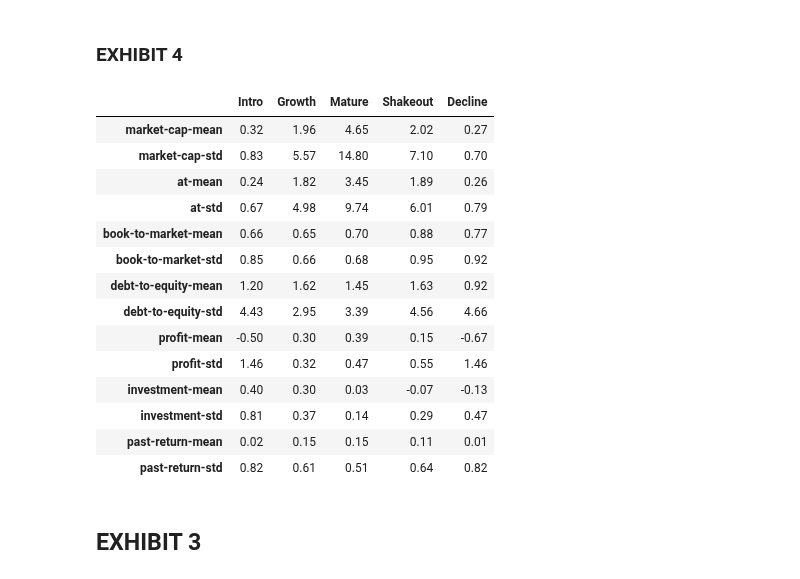
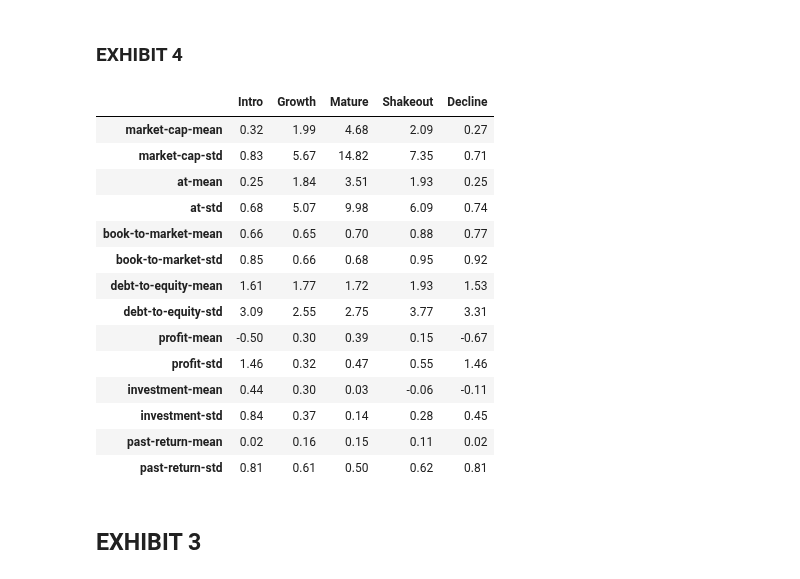
Before and after one commit to Light-ning/firm-life-cycle, a Jupyter notebook: analysis/firm-life-cycle.ipynb, the cells around one changed output. Cells and saved outputs as stored; diff of their text form; code cells hidden in the pictures.

```diff
--- a/analysis/firm-life-cycle.ipynb
+++ b/analysis/firm-life-cycle.ipynb
@@ -340,38 +340,39 @@ df_merge.to_csv('../data/stock-accounting.csv')
 # %%
 def mean_wins(x):
     x_wins = x.dropna()
     x_wins = mstats.winsorize(x_wins, [0.01, 0.01])
     return x_wins.mean()
 def std_wins(x):
     x_wins = x.dropna()
     x_wins = mstats.winsorize(x_wins, [0.01, 0.01])
     return x_wins.std()
 
+df_drop = df_merge.dropna(subset='book-equity')
 sum_stat = ['market-cap', 'at', 'book-to-market', 'debt-to-equity',
             'profit', 'investment', 'past-return']
 df_sum_stat = pd.DataFrame(columns=index_stg)
 for ss in sum_stat:
-    df_sum_stat.loc[ss + '-mean'] = df_merge.groupby('stg')[ss].apply(mean_wins)
-    df_sum_stat.loc[ss + '-std'] = df_merge.groupby('stg')[ss].apply(std_wins)
+    df_sum_stat.loc[ss + '-mean'] = df_drop.groupby('stg')[ss].apply(mean_wins)
+    df_sum_stat.loc[ss + '-std'] = df_drop.groupby('stg')[ss].apply(std_wins)
 df_sum_stat.to_csv('../exhibits/Exhibit4.csv')
 pd.options.display.float_format = '{:.2f}'.format
 df_sum_stat
 # %% [output]
 |  | Intro | Growth | Mature | Shakeout | Decline |
-| market-cap-mean | 0.32 | 1.96 | 4.65 | 2.02 | 0.27 |
-| market-cap-std | 0.83 | 5.57 | 14.80 | 7.10 | 0.70 |
-| at-mean | 0.24 | 1.82 | 3.45 | 1.89 | 0.26 |
-| at-std | 0.67 | 4.98 | 9.74 | 6.01 | 0.79 |
+| market-cap-mean | 0.32 | 1.99 | 4.68 | 2.09 | 0.27 |
+| market-cap-std | 0.83 | 5.67 | 14.82 | 7.35 | 0.71 |
+| at-mean | 0.25 | 1.84 | 3.51 | 1.93 | 0.25 |
+| at-std | 0.68 | 5.07 | 9.98 | 6.09 | 0.74 |
 | book-to-market-mean | 0.66 | 0.65 | 0.70 | 0.88 | 0.77 |
 | book-to-market-std | 0.85 | 0.66 | 0.68 | 0.95 | 0.92 |
-| debt-to-equity-mean | 1.20 | 1.62 | 1.45 | 1.63 | 0.92 |
-| debt-to-equity-std | 4.43 | 2.95 | 3.39 | 4.56 | 4.66 |
+| debt-to-equity-mean | 1.61 | 1.77 | 1.72 | 1.93 | 1.53 |
+| debt-to-equity-std | 3.09 | 2.55 | 2.75 | 3.77 | 3.31 |
 | profit-mean | -0.50 | 0.30 | 0.39 | 0.15 | -0.67 |
 | profit-std | 1.46 | 0.32 | 0.47 | 0.55 | 1.46 |
-| investment-mean | 0.40 | 0.30 | 0.03 | -0.07 | -0.13 |
-| investment-std | 0.81 | 0.37 | 0.14 | 0.29 | 0.47 |
-| past-return-mean | 0.02 | 0.15 | 0.15 | 0.11 | 0.01 |
-| past-return-std | 0.82 | 0.61 | 0.51 | 0.64 | 0.82 |
+| investment-mean | 0.44 | 0.30 | 0.03 | -0.06 | -0.11 |
+| investment-std | 0.84 | 0.37 | 0.14 | 0.28 | 0.45 |
+| past-return-mean | 0.02 | 0.16 | 0.15 | 0.11 | 0.02 |
+| past-return-std | 0.81 | 0.61 | 0.50 | 0.62 | 0.81 |
 # %% [markdown]
 ## EXHIBIT 3
 # %%
```
Also changed, not shown: parts of 2 cells of this notebook, 2 other files.
